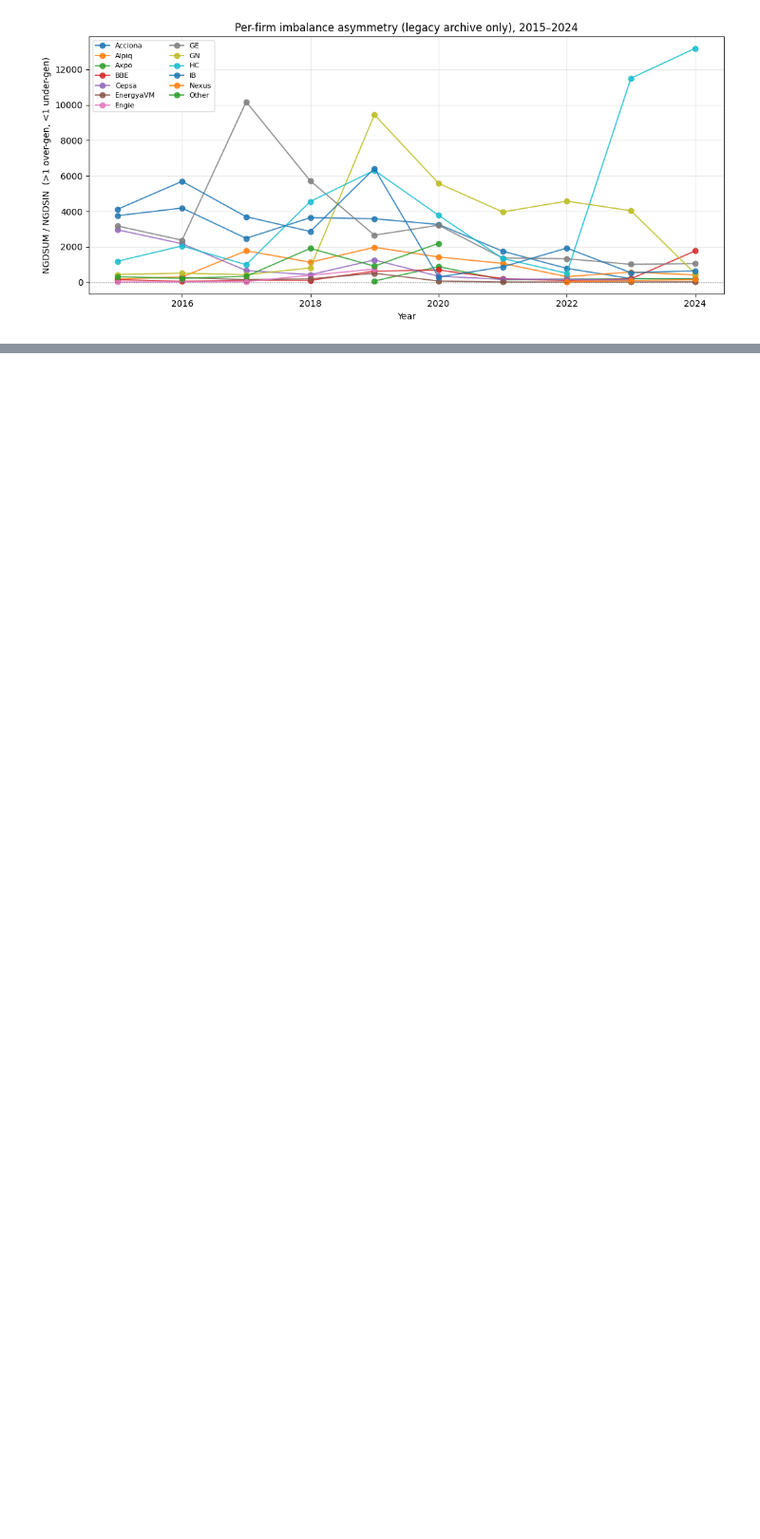
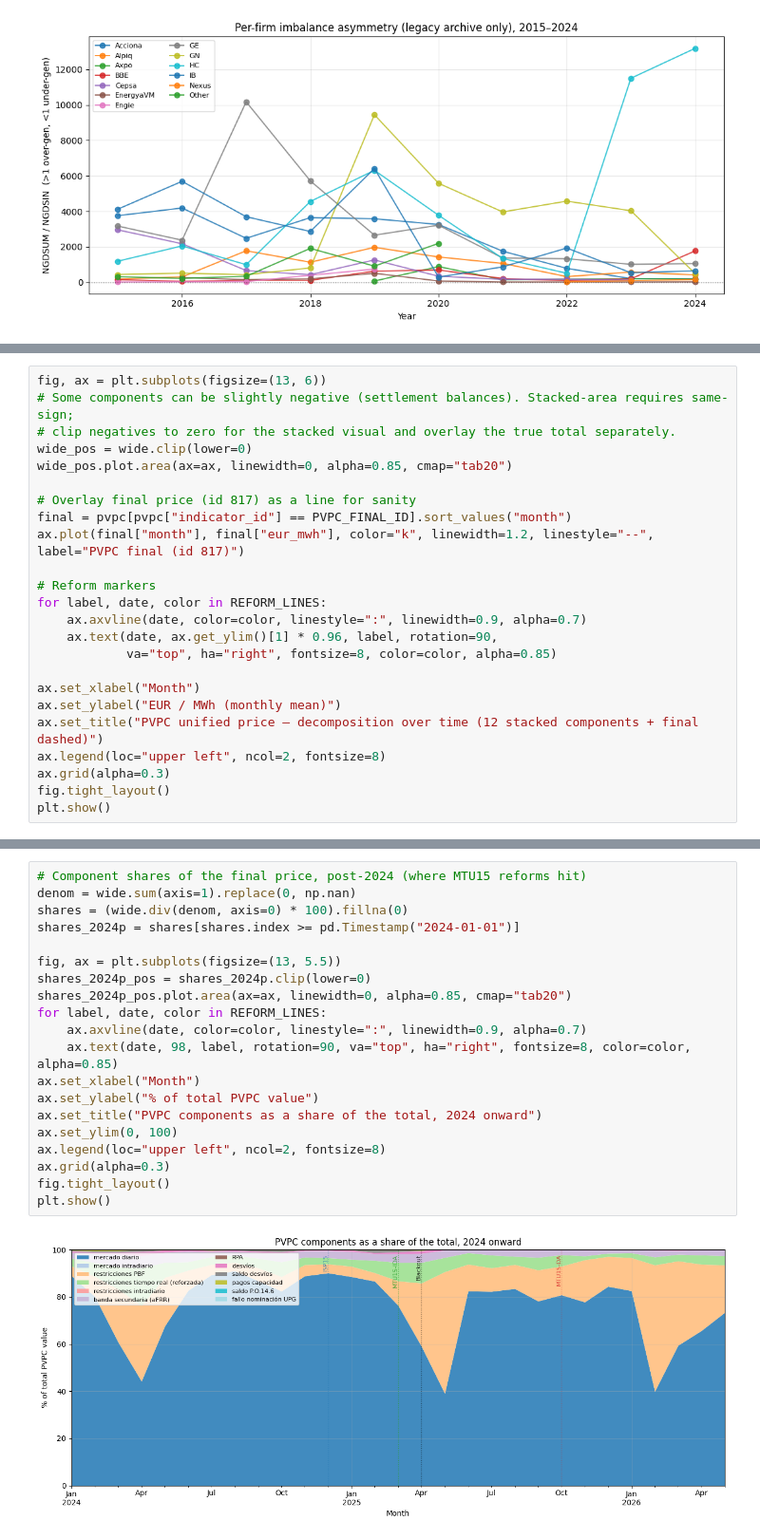
Before and after one commit to PabloParamioPerez/mtu15_project, a Jupyter notebook: notebooks/eda/16_esios_reserves_disaggregated.ipynb, the cells around one changed output, grey strips where cells are left out. Shown at 95% size. Drawn from its saved outputs; the diff is of its cells as text; blank space fills up the shorter version.

```diff
--- a/notebooks/eda/16_esios_reserves_disaggregated.ipynb
+++ b/notebooks/eda/16_esios_reserves_disaggregated.ipynb
@@ -409,0 +491,24 @@ plt.show()
+# %%
+fig, ax = plt.subplots(figsize=(13, 6))
+# Some components can be slightly negative (settlement balances). Stacked-area requires same-sign;
+# clip negatives to zero for the stacked visual and overlay the true total separately.
+wide_pos = wide.clip(lower=0)
+wide_pos.plot.area(ax=ax, linewidth=0, alpha=0.85, cmap="tab20")
+
+# Overlay final price (id 817) as a line for sanity
+final = pvpc[pvpc["indicator_id"] == PVPC_FINAL_ID].sort_values("month")
+ax.plot(final["month"], final["eur_mwh"], color="k", linewidth=1.2, linestyle="--", label="PVPC final (id 817)")
+
+# Reform markers
+for label, date, color in REFORM_LINES:
+    ax.axvline(date, color=color, linestyle=":", linewidth=0.9, alpha=0.7)
+    ax.text(date, ax.get_ylim()[1] * 0.96, label, rotation=90,
+            va="top", ha="right", fontsize=8, color=color, alpha=0.85)
+
+ax.set_xlabel("Month")
+ax.set_ylabel("EUR / MWh (monthly mean)")
+ax.set_title("PVPC unified price — decomposition over time (12 stacked components + final dashed)")
+ax.legend(loc="upper left", ncol=2, fontsize=8)
+ax.grid(alpha=0.3)
+fig.tight_layout()
+plt.show()
@@ -409,0 +517,22 @@ plt.show()
+# %%
+# Component shares of the final price, post-2024 (where MTU15 reforms hit)
+denom = wide.sum(axis=1).replace(0, np.nan)
+shares = (wide.div(denom, axis=0) * 100).fillna(0)
+shares_2024p = shares[shares.index >= pd.Timestamp("2024-01-01")]
+
+fig, ax = plt.subplots(figsize=(13, 5.5))
+shares_2024p_pos = shares_2024p.clip(lower=0)
+shares_2024p_pos.plot.area(ax=ax, linewidth=0, alpha=0.85, cmap="tab20")
+for label, date, color in REFORM_LINES:
+    ax.axvline(date, color=color, linestyle=":", linewidth=0.9, alpha=0.7)
+    ax.text(date, 98, label, rotation=90, va="top", ha="right", fontsize=8, color=color, alpha=0.85)
+ax.set_xlabel("Month")
+ax.set_ylabel("% of total PVPC value")
+ax.set_title("PVPC components as a share of the total, 2024 onward")
+ax.set_ylim(0, 100)
+ax.legend(loc="upper left", ncol=2, fontsize=8)
+ax.grid(alpha=0.3)
+fig.tight_layout()
+plt.show()
+# %% [output]
+[figure, added]
```
Also changed, not shown: parts of 7 cells of this notebook, 24 other files.
